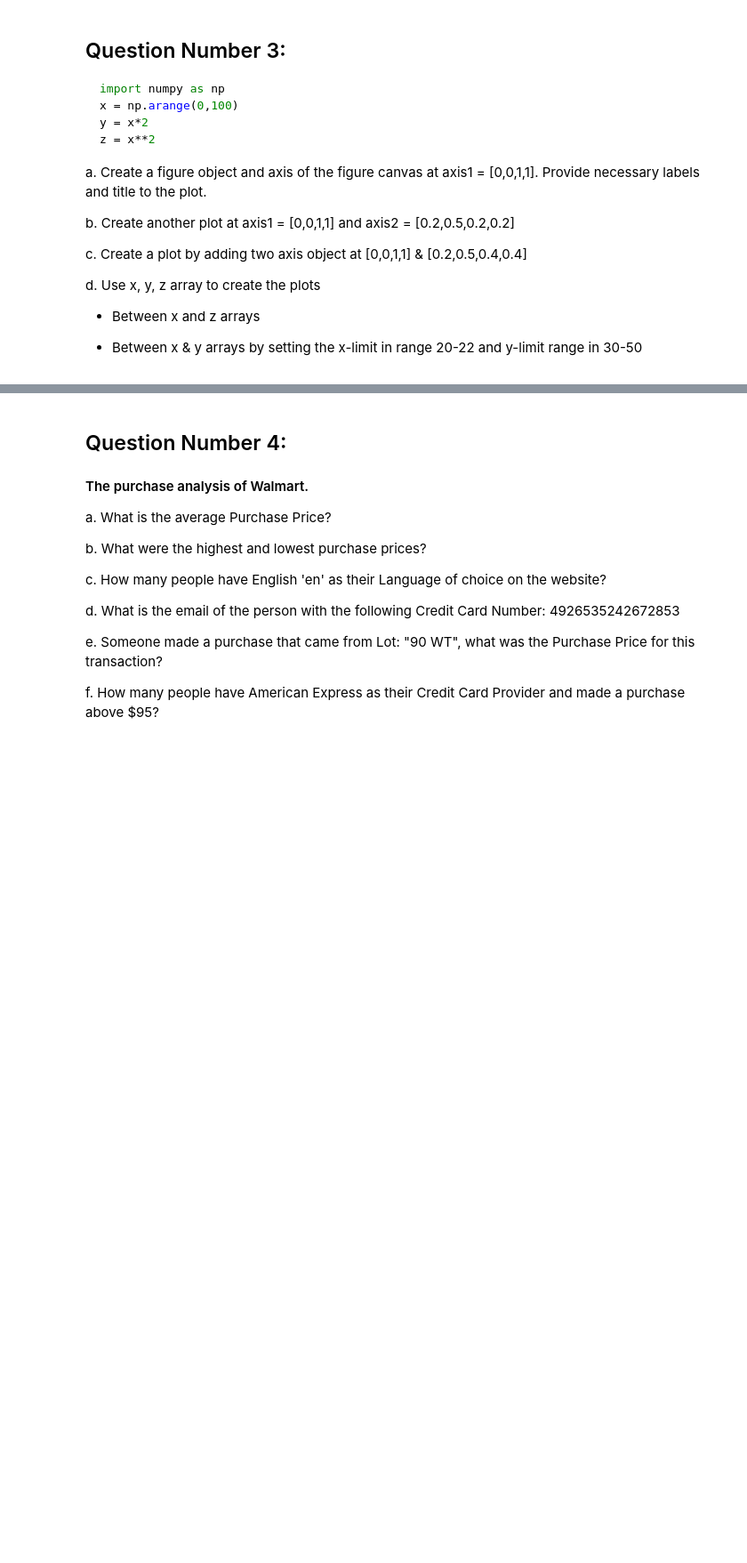
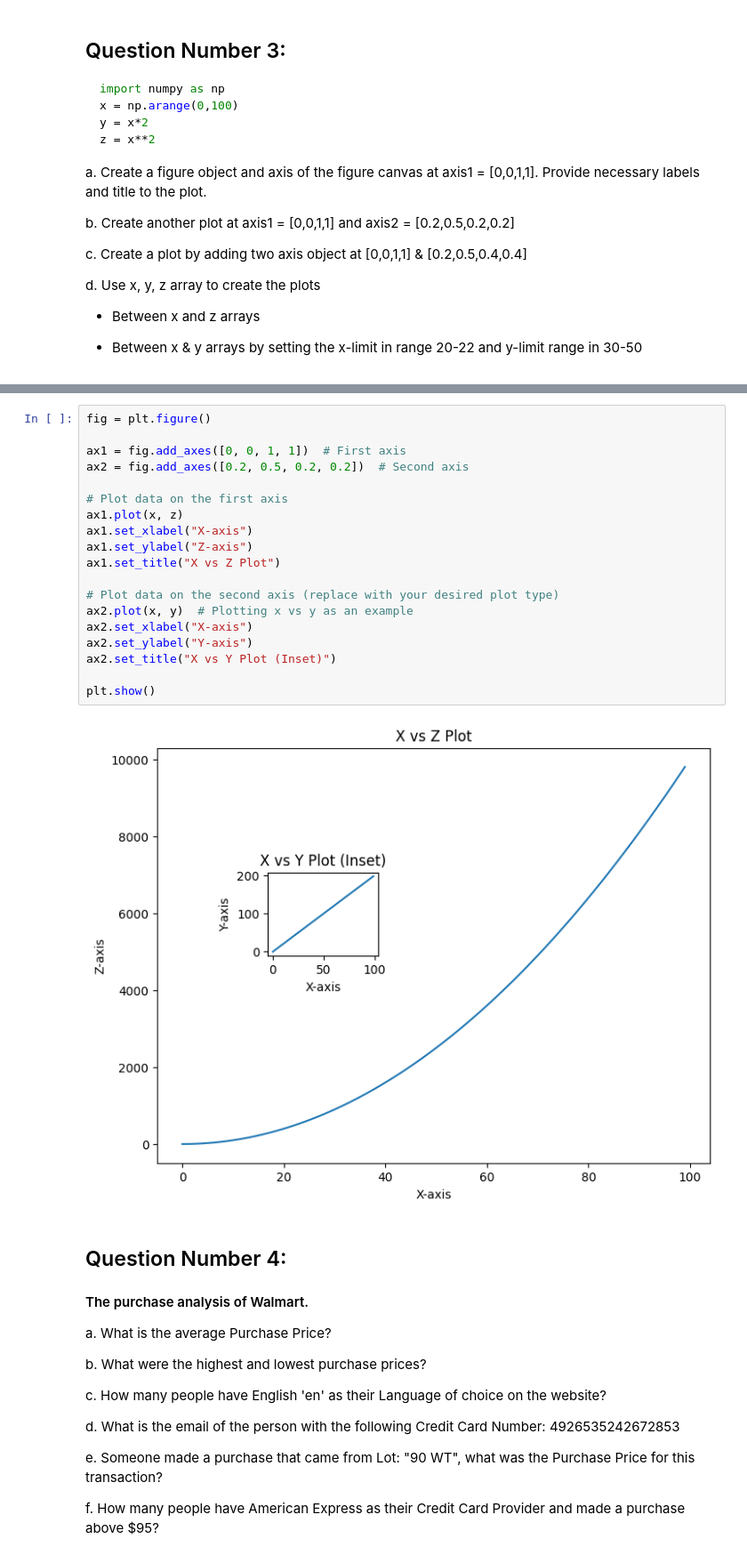
Before and after one commit to sngrajesh/DataAnalytics, a Jupyter notebook: Lab Assignments/Assignment-10-EDA.ipynb, the cells around one changed output, grey strips where cells are left out. Shown: that part at 89% size. Drawn from its saved outputs; the diff is of its cells as text; blank space fills up the shorter version.

```diff
--- a/Lab Assignments/Assignment-10-EDA.ipynb
+++ b/Lab Assignments/Assignment-10-EDA.ipynb
@@ -202,3 +259,24 @@ d. Use x, y, z array to create the plots
+# %%
+fig = plt.figure()
+
+ax1 = fig.add_axes([0, 0, 1, 1])  # First axis
+ax2 = fig.add_axes([0.2, 0.5, 0.2, 0.2])  # Second axis
+
+# Plot data on the first axis
+ax1.plot(x, z)
+ax1.set_xlabel("X-axis")
+ax1.set_ylabel("Z-axis")
+ax1.set_title("X vs Z Plot")
+
+# Plot data on the second axis (replace with your desired plot type)
+ax2.plot(x, y)  # Plotting x vs y as an example
+ax2.set_xlabel("X-axis")
+ax2.set_ylabel("Y-axis")
+ax2.set_title("X vs Y Plot (Inset)")
+
+plt.show()
+# %% [output]
+[figure, added]
 # %% [markdown]
 ## Question Number 4:
 
```
Also changed, not shown: parts of 17 cells of this notebook, 8 other files.
